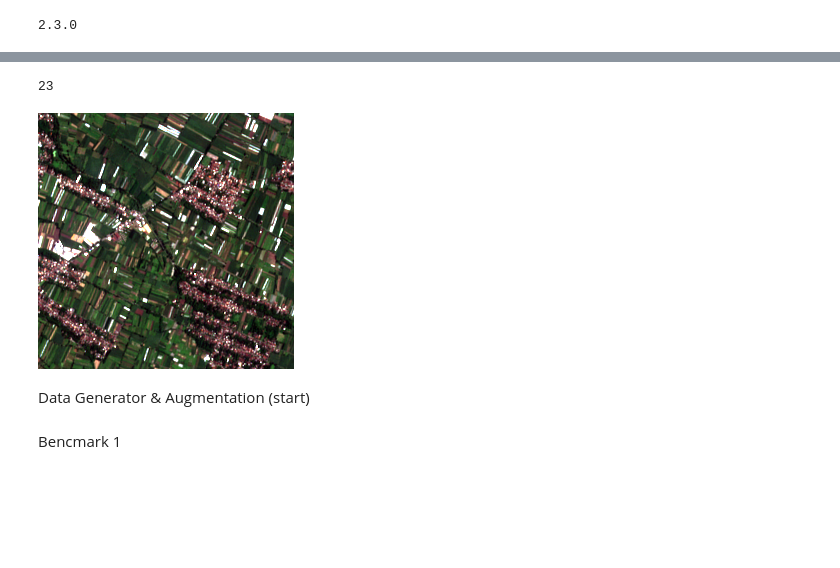
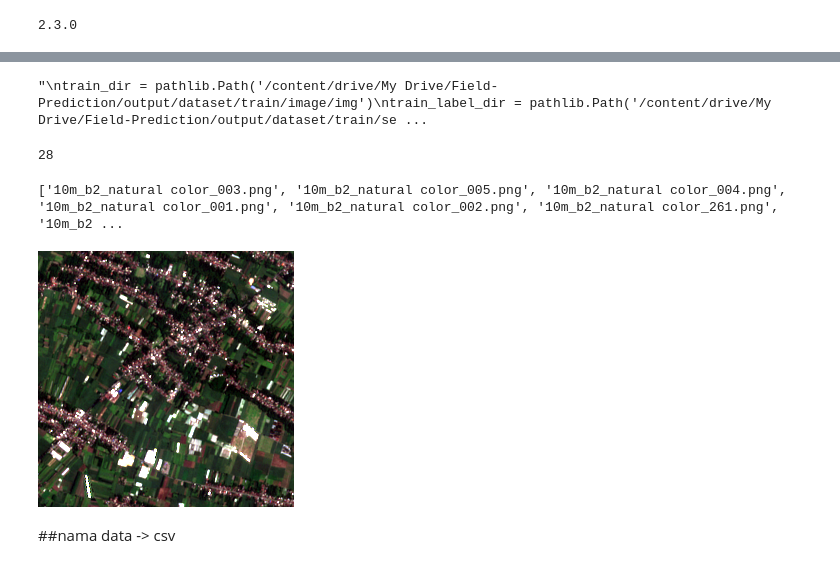
Before and after one commit to asahazmy/Field-prediction, a Jupyter notebook: Field_prediction.ipynb, the cells around one changed output, grey strips where cells are left out. Saved outputs shown, nothing was run; the diff lists cells and outputs as text; code cells hidden in the pictures; blank space fills up the shorter version.

```diff
--- a/Field_prediction.ipynb
+++ b/Field_prediction.ipynb
@@ -60,21 +57,29 @@ Mounted at /content/drive
 # %%
 import pathlib
 dataset_path = '/content/drive/My Drive/Field-Prediction/output/dataset'
+image_dir = pathlib.Path('/content/drive/My Drive/Field-Prediction/output/dataset/image')
+mask_dir = pathlib.Path('/content/drive/My Drive/Field-Prediction/output/dataset/segmentation_mask')
+
+'''
 train_dir = pathlib.Path('/content/drive/My Drive/Field-Prediction/output/dataset/train/image/img')
 train_label_dir = pathlib.Path('/content/drive/My Drive/Field-Prediction/output/dataset/train/segmentation_mask/img')
 val_dir = pathlib.Path('/content/drive/My Drive/Field-Prediction/output/dataset/val/image/img')
 val_label_dir = pathlib.Path('/content/drive/My Drive/Field-Prediction/output/dataset/val/segmentation_mask/img')
+'''
+# %% [output]
+"\ntrain_dir = pathlib.Path('/content/drive/My Drive/Field-Prediction/output/dataset/train/image/img')\ntrain_label_dir = pathlib.Path('/content/drive/My Drive/Field-Prediction/output/dataset/train/se ...
 # %%
-image_count = len(list(train_dir.glob("*.png")))
+image_count = len(list(image_dir.glob("*.png")))
 print(image_count)
 # %% [output]
-23
+28
+# %%
+image_id = os.listdir(image_dir)
+print(image_id)
+# %% [output]
+['10m_b2_natural color_003.png', '10m_b2_natural color_005.png', '10m_b2_natural color_004.png', '10m_b2_natural color_001.png', '10m_b2_natural color_002.png', '10m_b2_natural color_261.png', '10m_b2 ...
 # %%
-gambar = list(train_dir.glob('*.png'))
-PIL.Image.open(str(gambar[5]))
+gambar = list(image_dir.glob('*.png'))
+PIL.Image.open(str(gambar[15]))
 # %% [output]
-[figure, old version]
+[figure, new version]
-# %% [markdown]
-Data Generator & Augmentation (start)
-# %% [markdown]
-Bencmark 1
@@ -96,0 +86,2 @@ train_generator = zip(image_generator, mask_generator)
+# %% [markdown]
+##nama data -> csv
```
Also changed, not shown: parts of 43 cells of this notebook.
